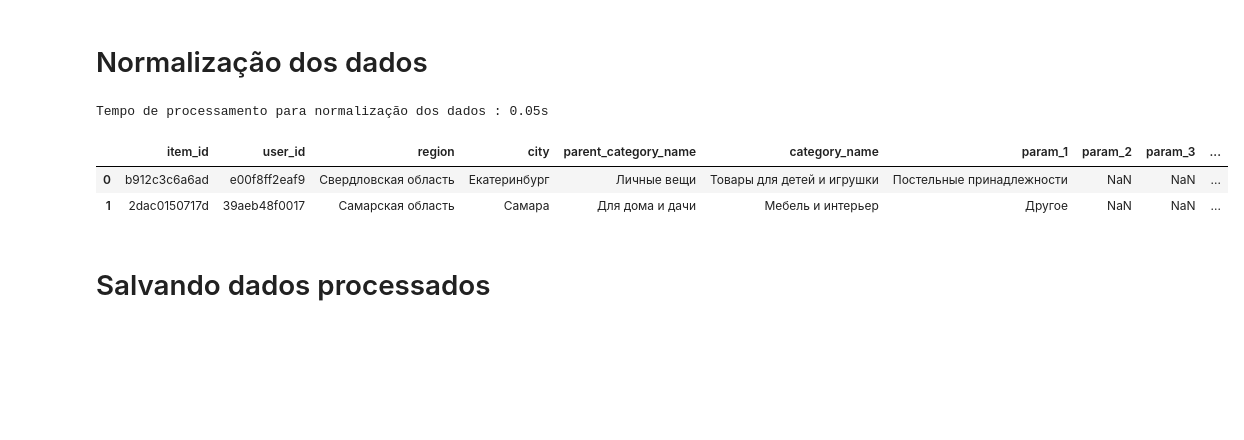
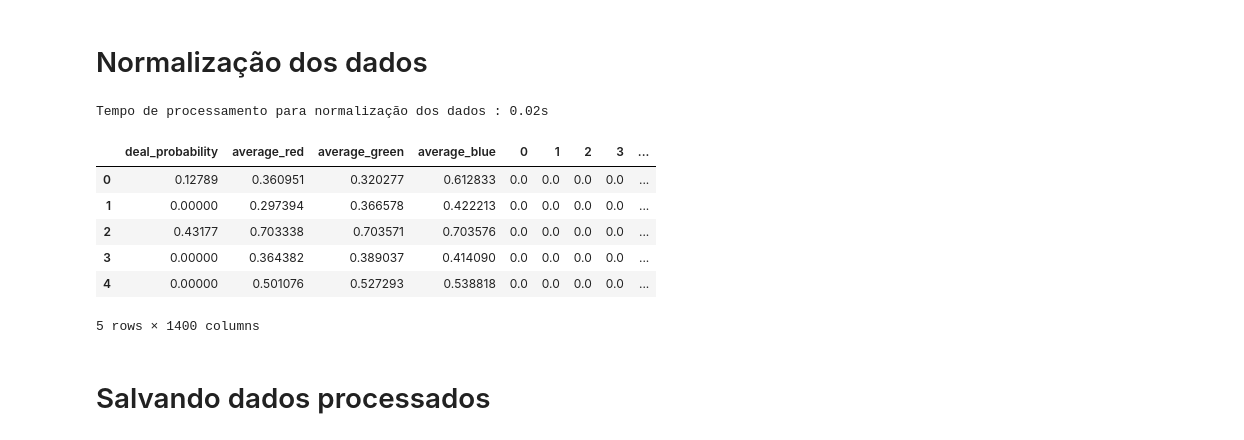
Before and after one commit to vinicius-alves/Kaggle-Avito-Challenge, a Jupyter notebook: notebook pré-processamento.ipynb, the cells around one changed output. Cells and saved outputs as stored; diff of their text form; code cells hidden in the pictures; blank space fills up the shorter version.

Commit message:
Pré-processamento funcional

```diff
--- a/notebook pré-processamento.ipynb
+++ b/notebook pré-processamento.ipynb
@@ -36,9 +36,9 @@ end = time.time()
 print('Tempo de carregamento dos CSVs: '+str("%.2f" % (end - start))+'s\n')
 
 
-text_columns = ['title','description']
-categorical_columns = ["user_type","parent_category_name","category_name", "user_id"] #,"param_1","param_2","param_3"]
-numeric_columns = ["price","image_top_1"]
+text_columns = ["title","description"]
+categorical_columns = ["user_type","parent_category_name","category_name", "user_id","param_1","param_2","param_3"]
+numeric_columns = ["price","image_top_1","item_seq_number"]
 
 target_column = "deal_probability"
 
@@ -50,9 +50,4 @@ for column in text_columns:
 for column in numeric_columns:
     df_train[column].fillna(value = df_train[column].mean(), inplace=True)
     df_test[column].fillna(value = df_test[column].mean(), inplace=True)
-
-
-# Merge dataFrames train e test
-df_all_data = pd.concat([df_train[text_columns+categorical_columns+numeric_columns],
-                         df_test [text_columns+categorical_columns+numeric_columns]])
 # %% [output]
@@ -115,8 +232,9 @@ for column in text_columns:
     df_test_column_transformed  = pd.DataFrame(tfidf.transform(df_test[column]).toarray())
 
     # apagando colunas antigas
-    df_train = df_train.drop(columns=[column])
-    df_test  = df_test.drop(columns=[column])
+    df_train    = df_train.drop(columns=[column])
+    df_test     = df_test.drop(columns=[column])
+    df_all_data = df_all_data.drop(columns=[column])
 
     # Mergeando dataFrames
     df_train = pd.concat([df_train, df_train_column_transformed], axis=1)
@@ -141,11 +259,13 @@ Tempo de processamento da coluna description : 0.66s
 from sklearn.preprocessing import OneHotEncoder
 from sklearn import preprocessing
 
-num_linhas_treino = df_train[column].shape[0]
+num_linhas_treino = df_train.shape[0]
 
 for column in categorical_columns:
 
     start = time.time()
+
+    df_all_data[column] = df_all_data[column].astype(str)
 
      # fit labels
     label_enc = preprocessing.LabelEncoder()
@@ -169,6 +289,7 @@ for column in categorical_columns:
     # apagando colunas antigas
     df_train = df_train.drop(columns=[column])
     df_test  = df_test.drop(columns=[column])
+    df_all_data = df_all_data.drop(columns=[column])
 
     # Mergeando dataFrames
     df_train = pd.concat([df_train, df_train_column], axis=1)
@@ -228,17 +322,0 @@ Tempo de merge com dataset de dados geográficos : 0.18s
-# %%
-# Features calculadas em notebook externo
-
-start = time.time()
-
-df_images_train = pd.read_csv('./data/train_jpg.csv', encoding='utf8', memory_map =True)
-df_train  = df_train.merge(df_images_train, left_on = "image", right_on = "id")
-df_images_train = None
-df_train  = df_train.drop(columns=["image"])
-df_test["image"].fillna(value="no-image", inplace=True)
-#df_test pendente
-
-end = time.time()
-
-print('Tempo de merge com dataset de dados das imagens : '+str("%.2f" % (end - start))+'s\n')
-
-df_train.head(5)
@@ -292,34 +323,39 @@ Tempo de processamento da coluna de datas : 0.14s
 # %% [markdown]
 # Normalização dos dados
 # %%
-from sklearn.preprocessing import StandardScaler
+from sklearn.preprocessing import MinMaxScaler
 
 start = time.time()
 
 # Escalando colunas numéricas
-scaler = StandardScaler(copy=False)
+scaler = MinMaxScaler(copy=False)
 scaler.fit(df_all_data[numeric_columns])
 df_train_scaled = pd.DataFrame(scaler.transform(df_train[numeric_columns]))
 df_test_scaled  = pd.DataFrame(scaler.transform(df_test[numeric_columns]))
 
 # apagando colunas antigas
 df_train = df_train.drop(columns=numeric_columns)
 df_test  = df_test.drop(columns=numeric_columns)
+df_all_data = None
 
 # Mergeando dataFrames
 df_train = pd.concat([df_train, df_train_scaled], axis=1)
 df_test =  pd.concat([df_test, df_test_scaled], axis=1)
 
 end = time.time()
 
 print('Tempo de processamento para normalização dos dados : '+str("%.2f" % (end - start))+'s\n')
 
-df_train.head(2)
+df_train.head(5)
 # %% [output]
-Tempo de processamento para normalização dos dados : 0.05s
+Tempo de processamento para normalização dos dados : 0.02s
-|  | item_id | user_id | region | city | parent_category_name | category_name | param_1 | param_2 | param_3 | ... |
-| 0 | b912c3c6a6ad | e00f8ff2eaf9 | Свердловская область | Екатеринбург | Личные вещи | Товары для детей и игрушки | Постельные принадлежности | NaN | NaN | ... |
-| 1 | 2dac0150717d | 39aeb48f0017 | Самарская область | Самара | Для дома и дачи | Мебель и интерьер | Другое | NaN | NaN | ... |
+|  | deal_probability | average_red | average_green | average_blue | 0 | 1 | 2 | 3 | ... |
+| 0 | 0.12789 | 0.360951 | 0.320277 | 0.612833 | 0.0 | 0.0 | 0.0 | 0.0 | ... |
+| 1 | 0.00000 | 0.297394 | 0.366578 | 0.422213 | 0.0 | 0.0 | 0.0 | 0.0 | ... |
+| 2 | 0.43177 | 0.703338 | 0.703571 | 0.703576 | 0.0 | 0.0 | 0.0 | 0.0 | ... |
+| 3 | 0.00000 | 0.364382 | 0.389037 | 0.414090 | 0.0 | 0.0 | 0.0 | 0.0 | ... |
+| 4 | 0.00000 | 0.501076 | 0.527293 | 0.538818 | 0.0 | 0.0 | 0.0 | 0.0 | ... |
+5 rows × 1400 columns
 # %% [markdown]
 # Salvando dados processados
 # %%
```
Also changed, not shown: parts of 18 cells of this notebook.
